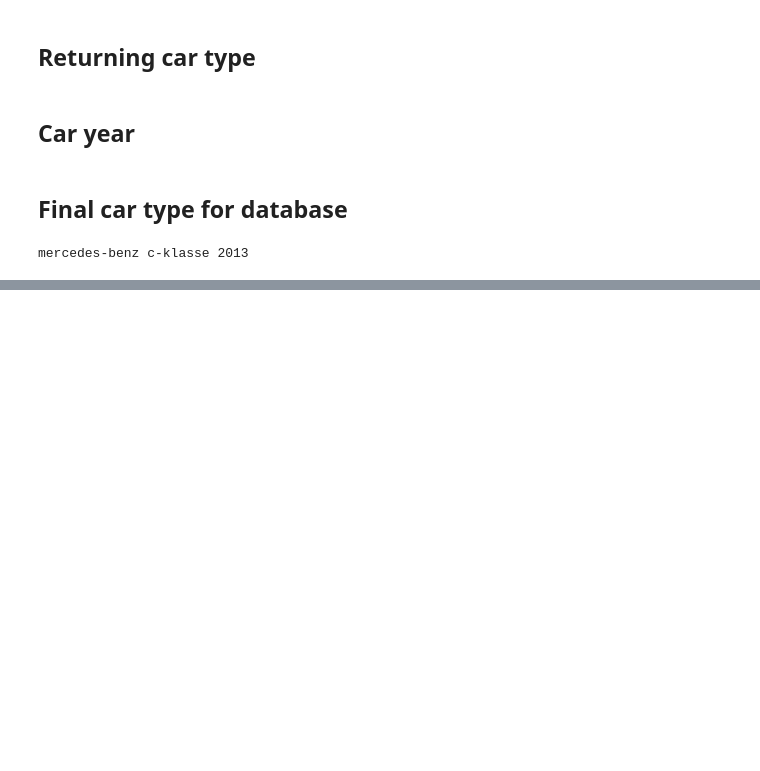
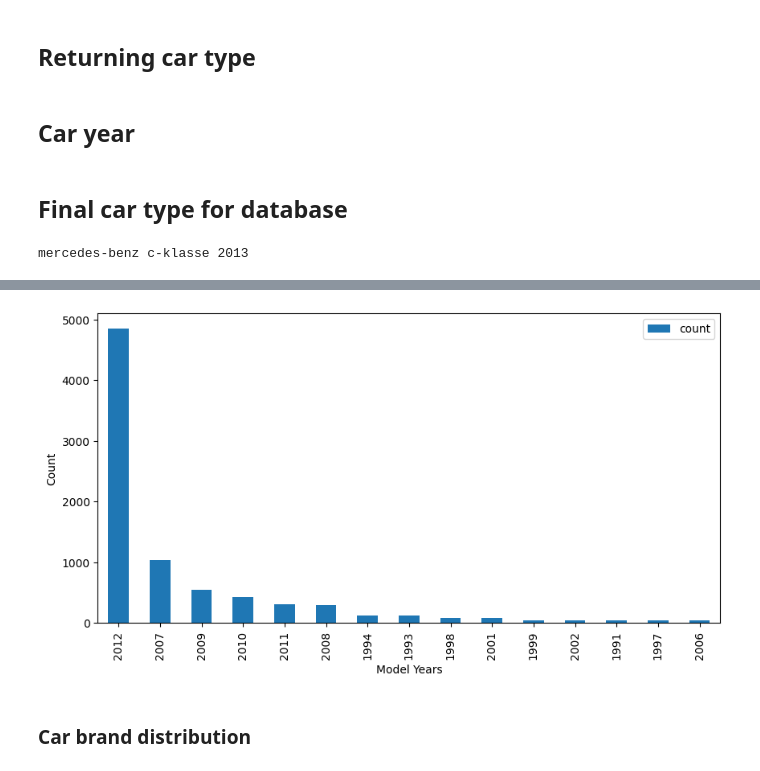
Before and after one commit to IIPeteII/car-license-plate-recognition-clean, a Jupyter notebook: full_app_notebook.ipynb, the cells around one changed output, grey strips where cells are left out. Drawn from its saved outputs; the diff is of its cells as text; code cells hidden in the pictures; blank space fills up the shorter version.

```diff
--- a/full_app_notebook.ipynb
+++ b/full_app_notebook.ipynb
@@ -397,0 +446,20 @@ mercedes-benz c-klasse 2013
+# %%
+annotations = cars_annos['annotations']
+annotations = np.transpose(annotations)
+
+fnames = []
+bboxes = []
+
+for annotation in annotations:
+    bbox_x1 = annotation[0][0][0][0]
+    bbox_y1 = annotation[0][1][0][0]
+    bbox_x2 = annotation[0][2][0][0]
+    bbox_y2 = annotation[0][3][0][0]
+    fname = annotation[0][5][0]
+    car_class = annotation[0][4][0]
+    bboxes.append((fname,bbox_x1, bbox_x2, bbox_y1, bbox_y2, int(list(car_class)[0])))
+
+
+df = pd.DataFrame(bboxes, columns = ['fnames','bbox_x1', 'bbox_x2', 'bbox_y1', 'bbox_y2','car_class'])
+
+df
@@ -397,0 +482,4 @@ mercedes-benz c-klasse 2013
+# %%
+df = df.merge(labels, left_on='car_class', right_index=True)
+df = df.sort_index()
+df
@@ -397,0 +506,9 @@ mercedes-benz c-klasse 2013
+# %%
+df['labels'] = df['labels'].str.lower()
+df['labels_noyear'] = df['labels'].str.split().str[0:-1].apply(lambda x: ' '.join(map(str, x)))
+df['brand'] = df['labels'].str.split().str[0]
+df['model'] = df['labels'].str.split().str[1:-2].apply(lambda x: ' '.join(map(str, x)))
+df['type'] = df['labels'].str.split().str[-2]
+df['year'] = df['labels'].str.split().str[-1]
+df["labels_notype"] = df['brand'] +" "+ df["model"] + " " + df['year']
+df
@@ -397,0 +625,5 @@ mercedes-benz c-klasse 2013
+# %%
+freq_labels_year = df.groupby('year').count()[['labels']]
+freq_labels_year = freq_labels_year.rename(columns={'labels': 'count'})
+freq_labels_year = freq_labels_year.sort_values(by='count', ascending=False)
+freq_labels_year
@@ -397,0 +648,8 @@ mercedes-benz c-klasse 2013
+# %%
+freq_labels_year.head(50).plot.bar(figsize=(10,5))
+plt.xlabel("Model Years");
+plt.ylabel("Count");
+# %% [output]
+[figure, added]
+# %% [markdown]
+### Car brand distribution
```
Also changed, not shown: parts of 41 cells of this notebook, 6 other files.
